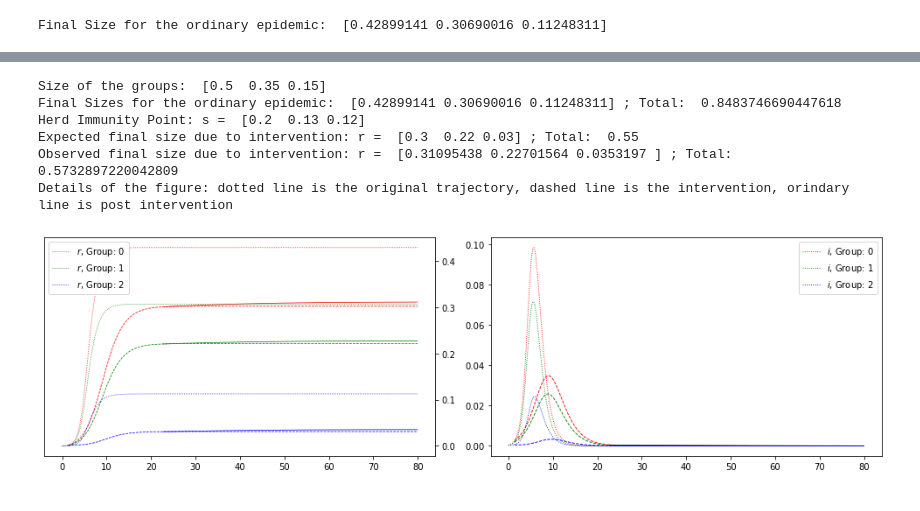
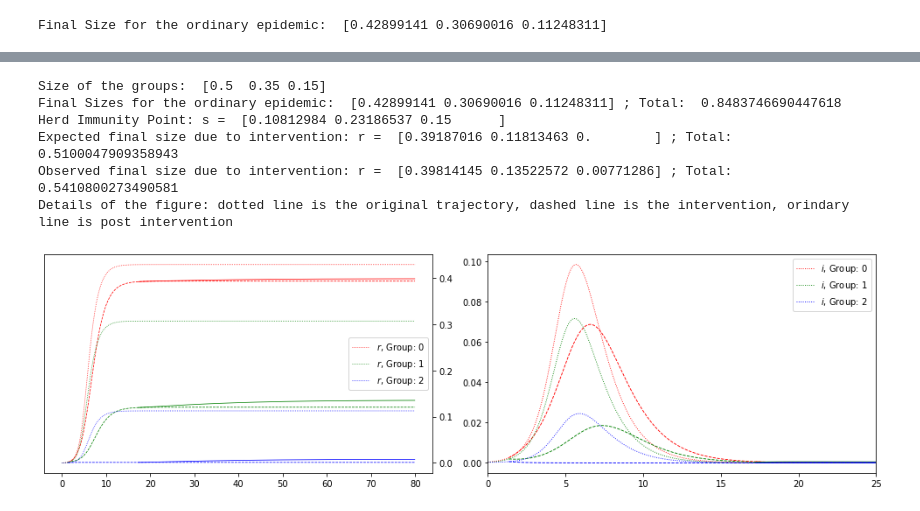
Before and after one commit to Joel-Miller-Lab/optimal-intervention, a Jupyter notebook: long_intervention_groups.ipynb, the cells around one changed output, grey strips where cells are left out. Drawn from its saved outputs; the diff is of its cells as text; code cells hidden in the pictures.

```diff
--- a/long_intervention_groups.ipynb
+++ b/long_intervention_groups.ipynb
@@ -69,11 +100,14 @@ fig.tight_layout()
 # We will build on this further to include other types of interventions.
 # %%
 ##Pick a point from the above plot that is on the herd immunity line, or even in the negative region.
-s_HI = np.array([0.2, 0.13, s2]) ## s2 is our predefined requirement in the third group
+s_HI = n- min_size.x ##
 r_HI = n - s_HI ## This will be the final size that we will aim for during the intervention period.
 c = np.array([1 + np.log(1-r_HI[0]/n[0])/np.sum(b[0]*r_HI),
  1 + np.log(1-r_HI[1]/n[1])/np.sum(b[1]*r_HI), 1 + np.log(1-r_HI[2]/n[2])/np.sum(b[2]*r_HI)])
 b_c = np.array([b[0]*(1-c[0]), b[1]*(1-c[1]), b[2]*(1-c[2])])  ## The new transmission matrix / see above markdown cell
 root = so.root(FS3, [0.9, 0.9, 0.9], args = (b_c, n, gamma))
+print('b = \n', b)
+print('c = ', c)
+print('b_c = \n', b_c)
 print('Intervention, Final Size: ', root.x) ##Verifying the final size
 # %% [output]
@@ -93,7 +136,8 @@ def SIR3(t, X, b, g): ##Define the dynamical equations for SIR model with 3 grou
     g*I[1],
     g*I[2]])
 # %%
-eps = 0.005 ## Threshold for i(t) at which intervention is imposed
+eps_i = 0.005 ## Threshold for i(t) at which intervention is imposed
+eps_f = 1e-3 ## Threshold for i(t) below which intervention is released
 ti = 0
 tf = 80
 dt = 0.05
@@ -102,14 +146,14 @@ X_init = [n[0] - 1/3*1e-3, n[1] - 1/3*1e-3, n[2] - 1/3*1e-3, 1/3*1e-3, 1/3*1e-3,
 # 1/3*1e-3 is i(0) for each of the groups.
 # %%
 SOL_ord = solve_ivp(SIR3, [ti, tf], X_init, t_eval = T, args = (b, gamma)) # The ordinary trajectory (without intervention)
-t_int_idx = np.where(SOL_ord.y[3]+SOL_ord.y[4]+SOL_ord.y[5]-eps>=0)[0][0] ##Index value of time at which i(t) crossing eps
-t_int = T[t_int_idx] ## Time at which i(t) crosses eps
+t_int_idx = np.where(SOL_ord.y[3]+SOL_ord.y[4]+SOL_ord.y[5]-eps_i>=0)[0][0] ##Index value of time at which i(t) crossing eps_i
+t_int = T[t_int_idx] ## Time at which i(t) crosses eps_i
 X_init_int = SOL_ord.y[:, t_int_idx] ## The initial conditions for the intervention
 # %%
 ## Now we implement the intervention
 SOL_int = solve_ivp(SIR3, [t_int, tf], X_init_int, t_eval = np.arange(t_int, tf, dt), args = (b_c, gamma))
-t_rel_idx = np.where(SOL_int.y[3] + SOL_int.y[4] + SOL_int.y[5] < 1e-3)[0][0] ## Index value of time where i(t) reaching 1e-3
-t_rel = SOL_int.t[t_rel_idx]  ## Time at which i(t) crosses 1e-3, and intervention is released
+t_rel_idx = np.where(SOL_int.y[3] + SOL_int.y[4] + SOL_int.y[5] < eps_f)[0][0] ## Index value of time where i(t) reaching eps_f
+t_rel = SOL_int.t[t_rel_idx]  ## Time at which i(t) crosses eps_f, and intervention is released
 X_init_rel = SOL_int.y[:, t_rel_idx] ##Initial conditions for releasing the interventions
 SOL_rel = solve_ivp(SIR3, [t_rel, tf], X_init_rel, t_eval = np.arange(t_rel, tf-dt, dt), args = (b, gamma)) #Trajectory post intervention
 # %%
@@ -119,35 +163,35 @@ fig, axs = plt.subplots(1, 2, figsize = (17*0.8, 5*0.8))
 clrs = ['r', 'g', 'b']
 for j, idx in enumerate([6, 7, 8]):
     axs[0].plot(T, SOL_ord.y[idx].T, c = clrs[j], ls = ':', label = r'$r$, Group: %d'%j, lw = 0.75)
     axs[0].plot(SOL_int.t, SOL_int.y[idx].T, c = clrs[j], ls = '--', lw = 0.75)
     axs[0].plot(SOL_rel.t, SOL_rel.y[idx].T, c = clrs[j], ls = '-', lw = 0.75)
 # for j, idx in enumerate([0, 1, 2]):
 #     axs[0].plot(T, SOL_ord.y[idx].T, c = clrs[j], ls = ':', label = r'$s$, Group: %d'%j, lw = 0.75)
 #     axs[0].plot(SOL_int.t, SOL_int.y[idx].T, c = clrs[j], ls = '--', lw = 0.75)
 #     axs[0].plot(SOL_rel.t, SOL_rel.y[idx].T, c = clrs[j], ls = '-', lw = 0.75)
 for j, idx in enumerate([3, 4, 5]):
     axs[1].plot(T, SOL_ord.y[idx].T, c = clrs[j], ls = ':', label = r'$i$, Group: %d'%j, lw = 0.9)
     axs[1].plot(SOL_int.t, SOL_int.y[idx].T, c = clrs[j], ls = '--', lw = 0.9)
     axs[1].plot(SOL_rel.t, SOL_rel.y[idx].T, c = clrs[j], ls = '-', lw = 0.9)
 
 axs[0].yaxis.tick_right()
 axs[0].legend()
 axs[1].legend()
 #axs[0].set_xlim(0, 25)
-#axs[1].set_xlim(0, 25)
+axs[1].set_xlim(0, 25)
 fig.tight_layout()
 
 print('Size of the groups: ', n)
 print('Final Sizes for the ordinary epidemic: ', FS_ord, '; Total: ', np.sum(FS_ord))
 print('Herd Immunity Point: s = ', s_HI)
 print('Expected final size due to intervention: r = ', r_HI, '; Total: ', np.sum(r_HI))
 print('Observed final size due to intervention: r = ', SOL_rel.y[6:9, -1], '; Total: ', np.sum(SOL_rel.y[6:9, -1]))
 print('Details of the figure: dotted line is the original trajectory, dashed line is the intervention, orindary line is post intervention')
 # %% [output]
 Size of the groups:  [0.5  0.35 0.15]
 Final Sizes for the ordinary epidemic:  [0.42899141 0.30690016 0.11248311] ; Total:  0.8483746690447618
-Herd Immunity Point: s =  [0.2  0.13 0.12]
-Expected final size due to intervention: r =  [0.3  0.22 0.03] ; Total:  0.55
-Observed final size due to intervention: r =  [0.31095438 0.22701564 0.0353197 ] ; Total:  0.5732897220042809
+Herd Immunity Point: s =  [0.10812984 0.23186537 0.15      ]
+Expected final size due to intervention: r =  [0.39187016 0.11813463 0.        ] ; Total:  0.5100047909358943
+Observed final size due to intervention: r =  [0.39814145 0.13522572 0.00771286] ; Total:  0.5410800273490581
 Details of the figure: dotted line is the original trajectory, dashed line is the intervention, orindary line is post intervention
-[figure, old version]
+[figure, new version]
```
Also changed, not shown: parts of 7 cells of this notebook.
